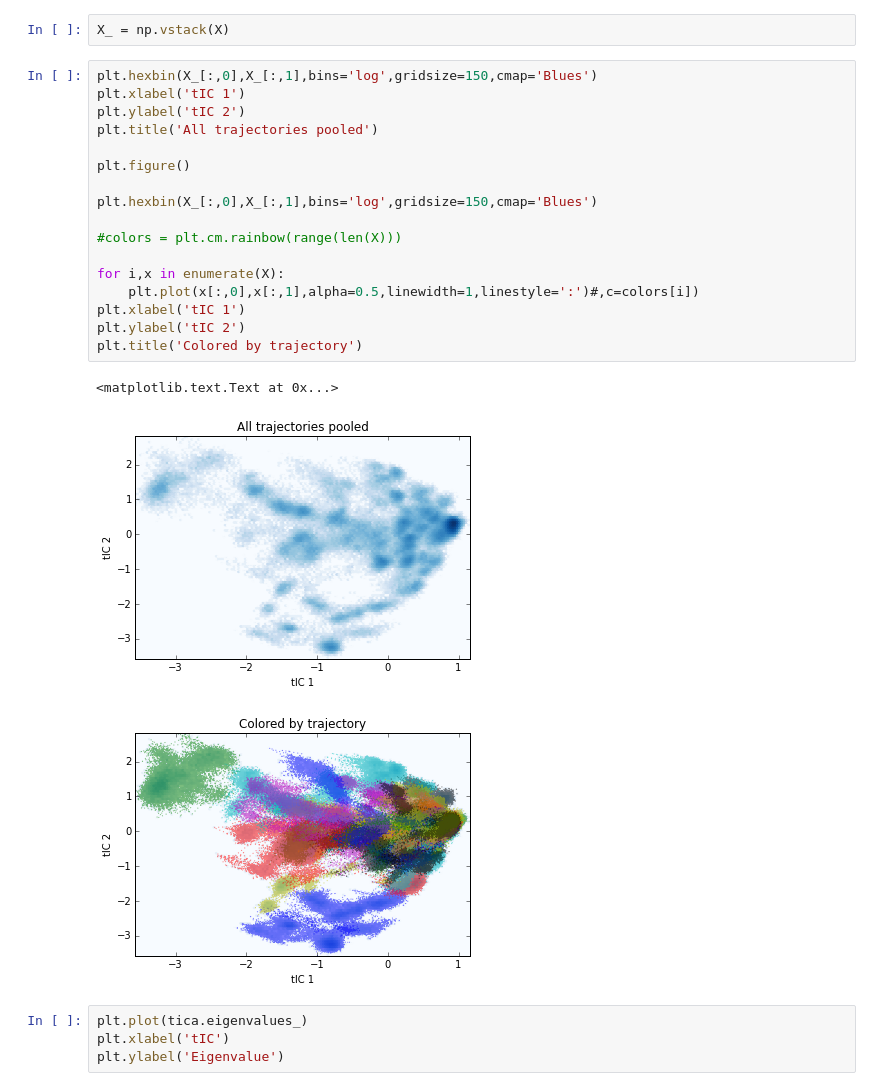
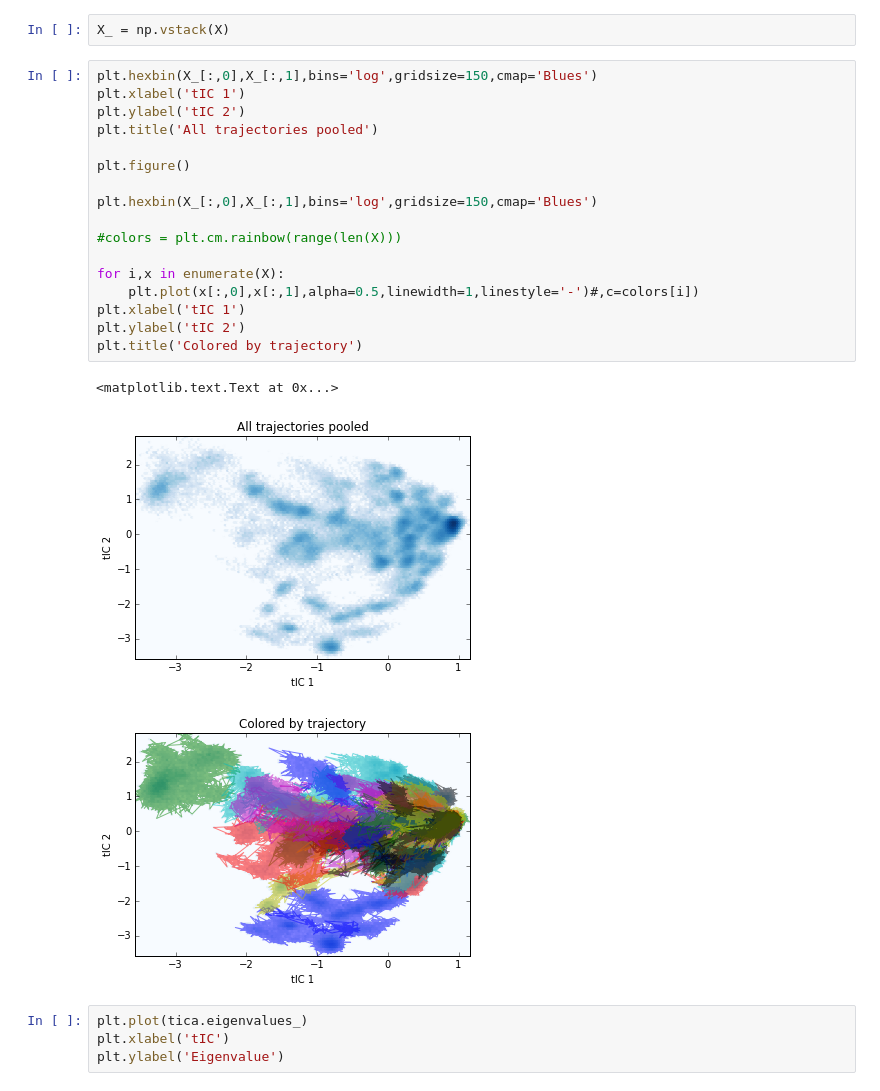
Before and after one commit to maxentile/msm-learn, a Jupyter notebook: notebooks/Trajectory overlap plot.ipynb, the cells around one changed output. Cells and saved outputs as stored; diff of their text form.

```diff
--- a/notebooks/Trajectory overlap plot.ipynb
+++ b/notebooks/Trajectory overlap plot.ipynb
@@ -50,24 +50,24 @@ X_ = np.vstack(X)
 # %%
 plt.hexbin(X_[:,0],X_[:,1],bins='log',gridsize=150,cmap='Blues')
 plt.xlabel('tIC 1')
 plt.ylabel('tIC 2')
 plt.title('All trajectories pooled')
 
 plt.figure()
 
 plt.hexbin(X_[:,0],X_[:,1],bins='log',gridsize=150,cmap='Blues')
 
 #colors = plt.cm.rainbow(range(len(X)))
 
 for i,x in enumerate(X):
-    plt.plot(x[:,0],x[:,1],alpha=0.5,linewidth=1,linestyle=':')#,c=colors[i])
+    plt.plot(x[:,0],x[:,1],alpha=0.5,linewidth=1,linestyle='-')#,c=colors[i])
 plt.xlabel('tIC 1')
 plt.ylabel('tIC 2')
 plt.title('Colored by trajectory')
 # %% [output]
 <matplotlib.text.Text at 0x...>
 [figure]
-[figure, old version]
+[figure, new version]
 # %%
 plt.plot(tica.eigenvalues_)
 plt.xlabel('tIC')
```
Also changed, not shown: 14 other files.
